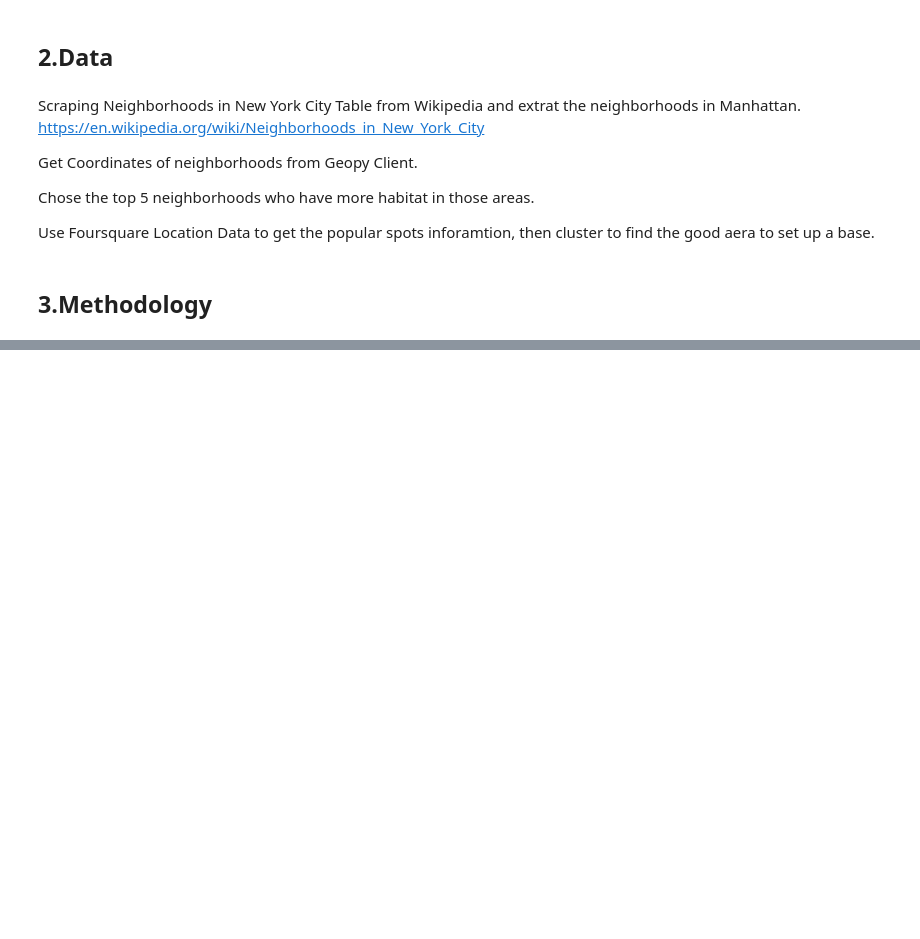
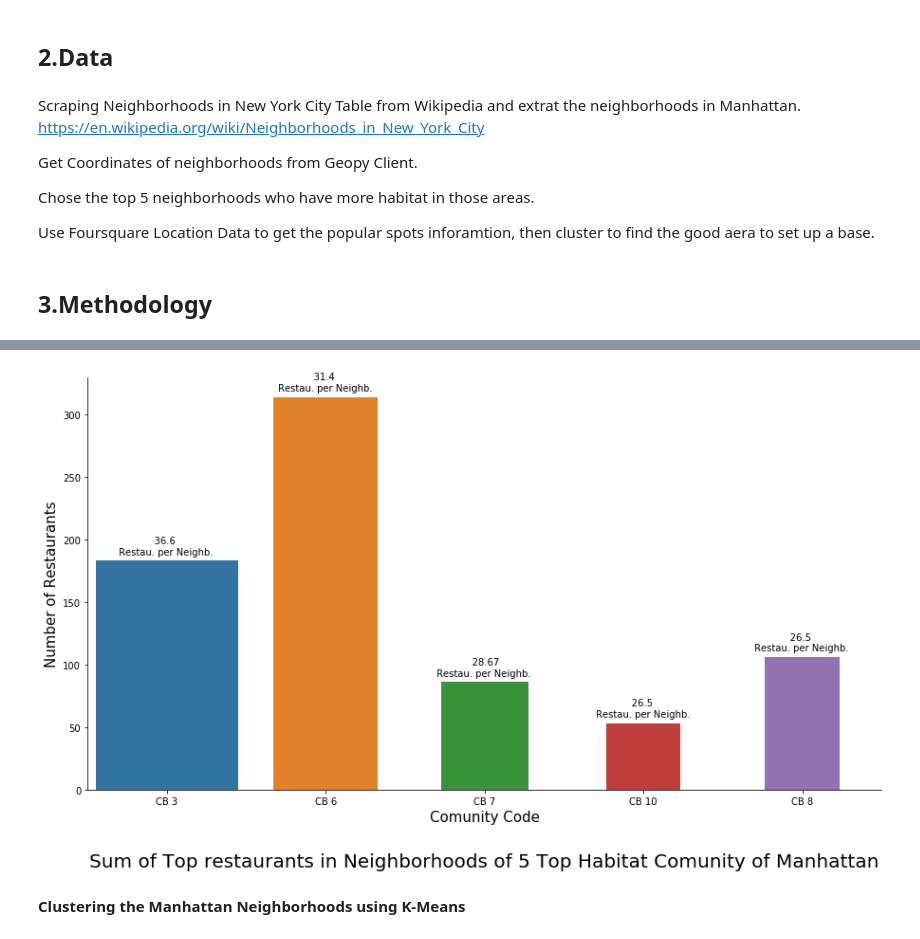
Before and after one commit to shengminchen/Coursera_Capstone, a Jupyter notebook: Capstone_Project_The_Battle_of_Neighborhoods.ipynb, the cells around one changed output, grey strips where cells are left out. Saved outputs shown, nothing was run; the diff lists cells and outputs as text; code cells hidden in the pictures; blank space fills up the shorter version.

```diff
--- a/Capstone_Project_The_Battle_of_Neighborhoods.ipynb
+++ b/Capstone_Project_The_Battle_of_Neighborhoods.ipynb
@@ -30,0 +691,16 @@ Use Foursquare Location Data to get the popular spots inforamtion, then cluster
+# %%
+#Calculate the intensity of restaurant per neighborhood in each comunity
+CB_Venues_restaurant_df["intensity"] = np.nan
+
+for index in range(0,5):
+    CB_Venues_restaurant_df.loc[index, "intensity"] = CB_Venues_restaurant_df.loc[
+        index, "sum"]/CB_Venues_restaurant_df.loc[index, "count"]
+
+CB_Venues_restaurant_df.sort_values("intensity",ascending=False, inplace=True)
+
+CB_Venues_restaurant_df.rename(columns={"sum":"Number of Restaurants",
+                                        "count":"Neighborhoods take account in the Comunity",
+                                        "intensity":"Intensity"},
+                               inplace=True)
+
+CB_Venues_restaurant_df
@@ -30,0 +714,49 @@ Use Foursquare Location Data to get the popular spots inforamtion, then cluster
+# %%
+#Print a bar plot
+fig = plt.figure(figsize=(15,8))
+c=sns.barplot(x="CB", y="Number of Restaurants", data=CB_Venues_restaurant_df)
+s.set_xticklabels(s.get_xticklabels(), rotation=0)
+
+#Set these based on the Intensity
+inten = CB_Venues_restaurant_df["Intensity"].to_list()
+intenX = [(x/10)**2 for x in inten] #Larger the gap
+
+#Maximum bar width is 1. Normalise counts to be in the interval 0-1. Need to supply a maximum possible count here as maxwidth
+def normaliseCounts(widths,maxwidth):
+    widths = np.array(widths)/float(maxwidth)
+    return widths
+
+widthbars = normaliseCounts(intenX,15)
+
+Num = CB_Venues_restaurant_df["Number of Restaurants"].to_list()
+CB = []
+
+#Loop over the bars, and adjust the width (and position, to keep the bar centred)
+for bar,newwidth in zip(c.patches,widthbars):
+    x = bar.get_x()
+    CB.append(x)
+    width = bar.get_width()
+    centre = x+width/2.
+
+    bar.set_x(centre-newwidth/2.)
+    bar.set_width(newwidth)
+
+#Create labels
+label = inten
+
+#Text on the top of each barplot
+for i in range(len(CB)):
+    plt.text(x = CB[i]+0.08 , y = Num[i]+5, s = "             " + str(round(label[i],2)) + "\n Restau. per Neighb.", size = 10)
+
+c.spines['top'].set_visible(False)
+c.spines['right'].set_visible(False)
+plt.title('Sum of Top restaurants in Neighborhoods of 5 Top Habitat Comunity of Manhattan', fontsize=20, y=-0.2)
+plt.xlabel("Comunity Code", fontsize=15)
+plt.ylabel ("Number of Restaurants", fontsize=15)
+plt.savefig("Top_rest_count.png", dpi=300)
+
+plt.show()
+# %% [output]
+[figure, added]
+# %% [markdown]
+**Clustering the Manhattan Neighborhoods using K-Means**
```
Also changed, not shown: parts of 54 cells of this notebook.
